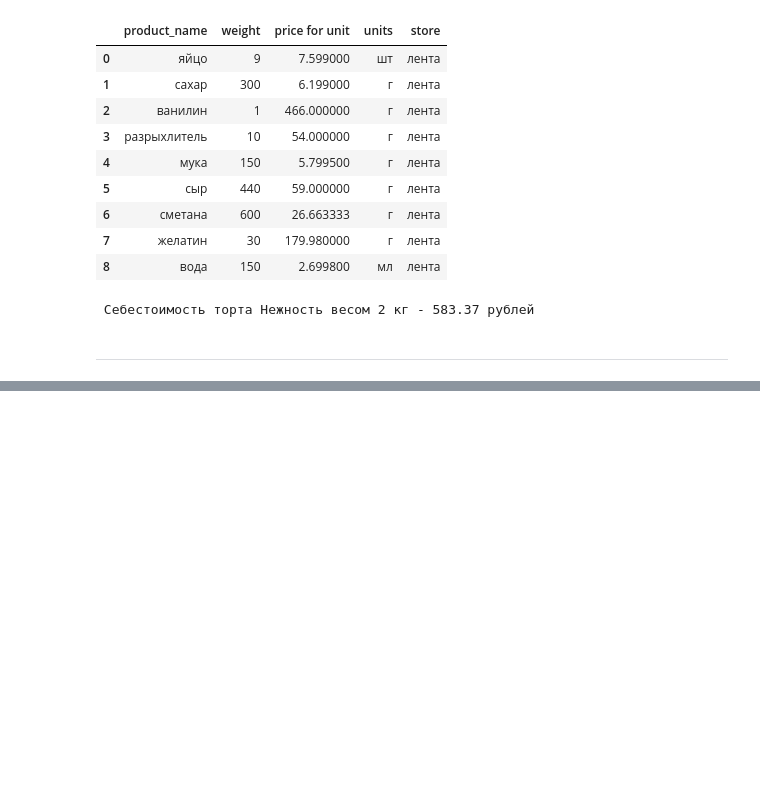
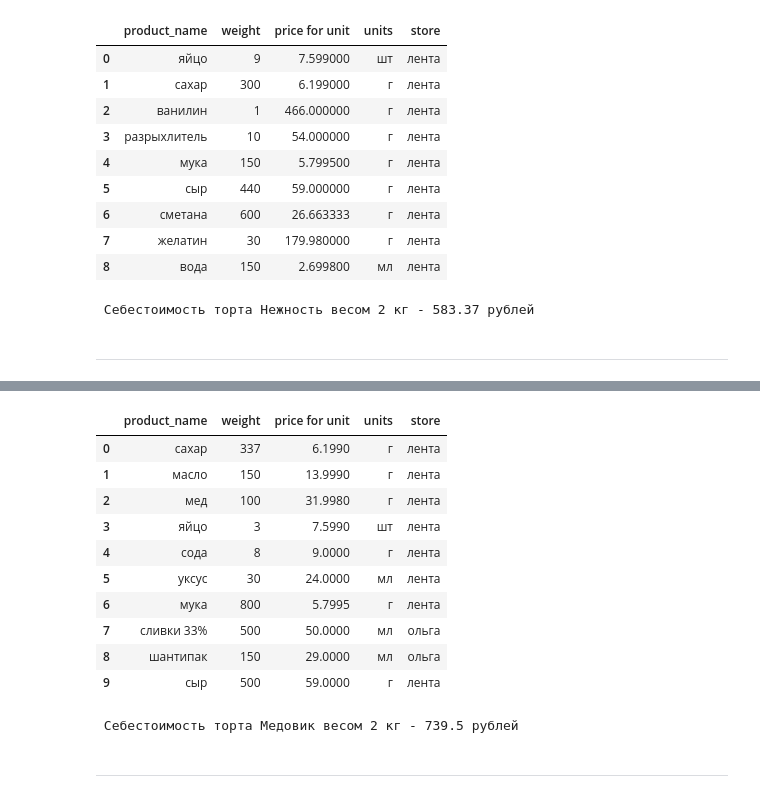
Before and after one commit to vavilove001-lab/project_cakes_cust, a Jupyter notebook: project_cakes_cust.ipynb, the cells around one changed output, grey strips where cells are left out. Drawn from its saved outputs; the diff is of its cells as text; code cells hidden in the pictures; blank space fills up the shorter version.

```diff
--- a/project_cakes_cust.ipynb
+++ b/project_cakes_cust.ipynb
@@ -273,0 +341,21 @@ print(' Себестоимость торта Нежность весом 2 кг
+# %%
+price_for_medovik = recept_medovik.merge(
+    data.groupby(by = 'medovik')[['price for unit','units','store']].min(),
+    left_on='product_name',
+    right_on = 'medovik',
+    how='left'
+)
+# %%
+price_for_medovik
+# %% [output]
+|  | product_name | weight | price for unit | units | store |
+| 0 | сахар | 337 | 6.1990 | г | лента |
+| 1 | масло | 150 | 13.9990 | г | лента |
+| 2 | мед | 100 | 31.9980 | г | лента |
+| 3 | яйцо | 3 | 7.5990 | шт | лента |
+| 4 | сода | 8 | 9.0000 | г | лента |
+| 5 | уксус | 30 | 24.0000 | мл | лента |
+| 6 | мука | 800 | 5.7995 | г | лента |
+| 7 | сливки 33% | 500 | 50.0000 | мл | ольга |
+| 8 | шантипак | 150 | 29.0000 | мл | ольга |
+| 9 | сыр | 500 | 59.0000 | г | лента |
@@ -273,0 +367,6 @@ print(' Себестоимость торта Нежность весом 2 кг
+# %%
+print(' Себестоимость торта Медовик весом 2 кг - ' + str(round(price_for_medovik['result'].sum(),2)) + ' рублей')
+# %% [output]
+ Себестоимость торта Медовик весом 2 кг - 739.5 рублей
+# %% [markdown]
+---
```
Also changed, not shown: parts of 12 cells of this notebook.
